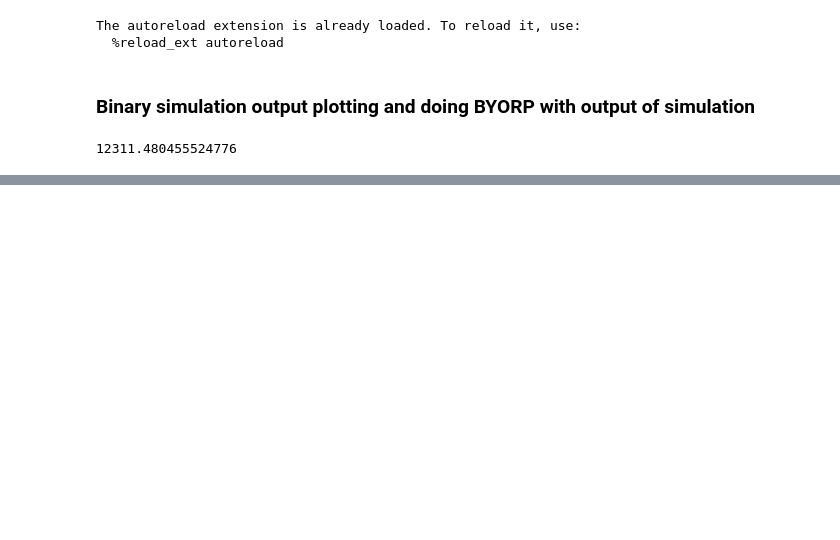
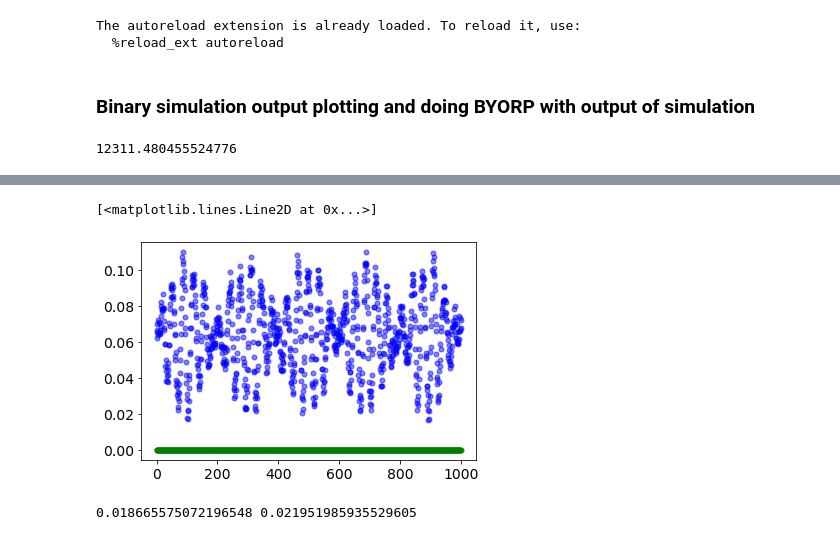
Before and after one commit to aquillen/asteroid_binary, a Jupyter notebook: myexamples/pylab/bin_BYORP1.ipynb, the cells around one changed output, grey strips where cells are left out. Cells and saved outputs as stored; diff of their text form; code cells hidden in the pictures; blank space fills up the shorter version.

```diff
--- a/myexamples/pylab/bin_BYORP1.ipynb
+++ b/myexamples/pylab/bin_BYORP1.ipynb
@@ -355,0 +445,13 @@ plt.plot(tarr[i0:],tau_l_s_smos[i0:],'g.',ms=1,alpha=0.5)
+# %%
+tau_a_s = compute_BY_orbit_ave(sphere.vertices,sphere.faces,tarr,qarr,abin_arr,l_bin)
+tau_a_b1= compute_BY_orbit_ave(body1.vertices, body1.faces, tarr,qarr,abin_arr,l_bin)
+# takes a while even for t=1000!
+i0 =0; i1 = len(tarr)
+plt.plot(tarr[i0:i1],tau_a_b1[i0:i1],'bo',ms=5,alpha=0.5)
+plt.plot(tarr[i0:i1],tau_a_s[i0:i1],'go',ms=5,alpha=0.5)
+# joy!
+plt.ylabel(r'$B_{BY}$')
+plt.xlabel(r'time')
+# %% [output]
+[<matplotlib.lines.Line2D at 0x...>]
+[figure, added]
@@ -355,0 +463,4 @@ plt.plot(tarr[i0:],tau_l_s_smos[i0:],'g.',ms=1,alpha=0.5)
+# %%
+print(np.mean(tau_l_s),np.mean(tau_l_b1))
+# %% [output]
+0.018665575072196548 0.021951985935529605
```
Also changed, not shown: parts of 14 cells of this notebook.
